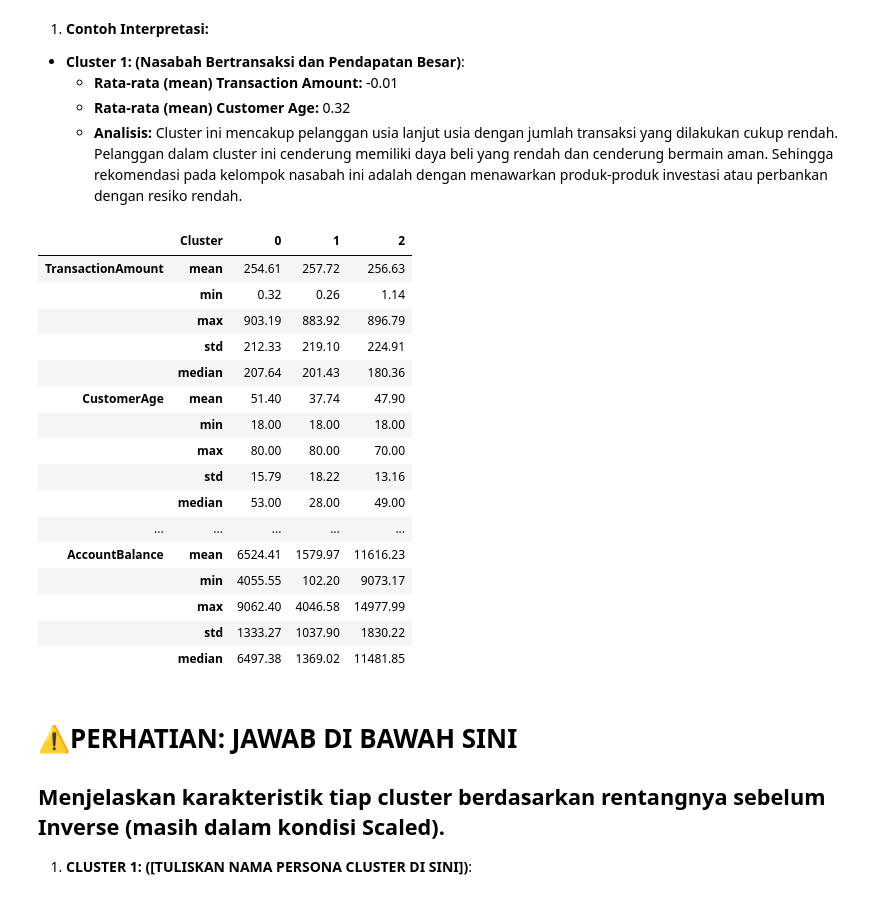
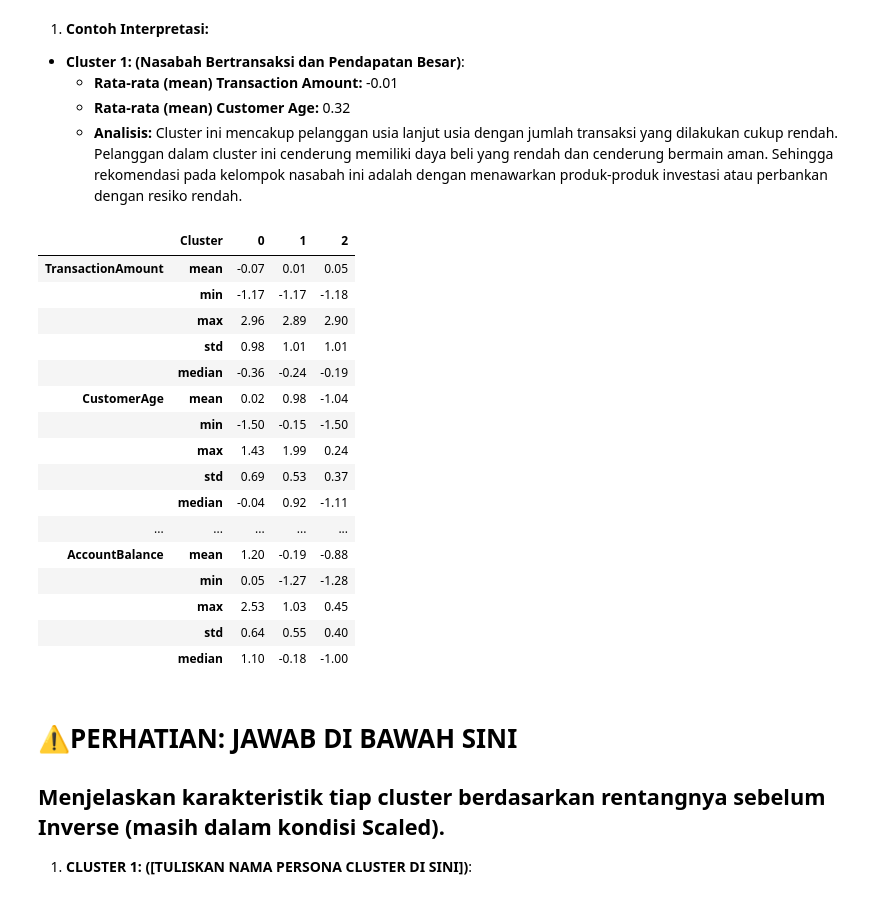
Before and after one commit to brayone-no-xv/dicoding-machine_learning, a Jupyter notebook: notebook-ml/[Clustering]_Submission_Akhir_BMLP_Muhammad_Rahman.ipynb, the cells around one changed output. Drawn from its saved outputs; the diff is of its cells as text; code cells hidden in the pictures.

```diff
--- a/notebook-ml/[Clustering]_Submission_Akhir_BMLP_Muhammad_Rahman.ipynb
+++ b/notebook-ml/[Clustering]_Submission_Akhir_BMLP_Muhammad_Rahman.ipynb
@@ -205,7 +205,11 @@ findfont: Generic family 'sans-serif' not found because none of the following fa
 # %%
 # Menampilkan histogram untuk semua kolom numerik (Opsional Skilled 1)
 
-fig, axes = plt.subplots(2, 3, figsize=(18, 8))
+import math
+
+n_cols = 3
+n_rows = math.ceil(len(numerical_cols) / n_cols)
+fig, axes = plt.subplots(n_rows, n_cols, figsize=(6 * n_cols, 4 * n_rows))
 axes = axes.flatten()
 
 for i, column in enumerate(numerical_cols):
@@ -674,20 +677,16 @@ df_used.describe()
 # Melakukan visualisasi Elbow Method menggunakan KElbowVisualizer()
 
 # Pastikan model yang digunakan adalah KMeans dari sklearn.cluster dan belum di-fit
-model = KMeans()
 
 ### MULAI CODE ###
 
-# Buat (instantiate) KElbowVisualizer
-visualizer = KElbowVisualizer(model,
+visualizer = KElbowVisualizer(KMeans(random_state=42),
                               k=(2, 10),
                               metric='silhouette',
-                              timings=False)
+                              timings=False,
+                              force_model=True) # <-- Tambahkan ini
 
-# Jalankan (fit) visualizer pada data
 visualizer.fit(df_used)
-
-# Tampilkan plot
 visualizer.show()
 
 ### SELESAI CODE ###
@@ -750,6 +767,10 @@ Silhouette Score: 0.6259143763705343
 # Membuat visualisasi hasil clustering
 
 ### MULAI CODE ###
+
+# Buat (instantiate) objek KMeans (jika belum ada)
+model_kmeans = KMeans(n_clusters=3, random_state=42)
+model_kmeans.fit(df_used)
 
 # Buat (instantiate) objek PCA untuk 2 komponen (n_components=2)
 pca = PCA(n_components=2)
@@ -761,7 +782,7 @@ df_pca = pca.fit_transform(df_used)
 df_pca = pd.DataFrame(data=df_pca, columns=['Principal Component 1', 'Principal Component 2'])
 
 # Tambahkan kolom 'Cluster' ke 'df_pca' menggunakan 'labels'(variabel dari hasil 'model_kmeans.labels_' sebelumnya)
-df_pca['Cluster'] = labels
+df_pca['Cluster'] = model_kmeans.labels_
 
 # Buat scatter plot menggunakan Seaborn
 plt.figure(figsize=(10, 8))
@@ -840,38 +878,41 @@ joblib.dump(kmeans_pca, "PCA_model_clustering.h5")
 # %%
 # Menampilkan analisis deskriptif minimal mean, min dan max untuk fitur numerik.
 # Silakan menambahkan fungsi agregasi lainnya untuk experience lebih baik.
 # pastikan output menghasilkan agregasi dan groupby bersamaan dengan mean, min, dan max.
 
 ### MULAI CODE ###
 
+kmeans = KMeans(n_clusters=3, random_state=42)
+kmeans.fit(df_used[numerical_cols])
+
 # Tambahkan kolom 'Cluster' baru berupa 'labels' (variabel dari 'kmeans.labels_' sebelumnya)
-df_used['Cluster'] = labels
+df_used['Cluster'] = kmeans.labels_
 
 # Kelompokkan (groupby) 'df_used' berdasarkan 'Cluster' dan hitung agregasi untuk 'numerical_cols'.
 agg_summary = df_used.groupby('Cluster')[numerical_cols].agg(['mean', 'min', 'max', 'std', 'median']).round(2).T
 
 # Tampilkan hasil ringkasan
 display(agg_summary)
 
 ### SELESAI CODE ###
 # %% [output]
 |  | Cluster | 0 | 1 | 2 |
-| TransactionAmount | mean | 254.61 | 257.72 | 256.63 |
-|  | min | 0.32 | 0.26 | 1.14 |
-|  | max | 903.19 | 883.92 | 896.79 |
-|  | std | 212.33 | 219.10 | 224.91 |
-|  | median | 207.64 | 201.43 | 180.36 |
-| CustomerAge | mean | 51.40 | 37.74 | 47.90 |
-|  | min | 18.00 | 18.00 | 18.00 |
-|  | max | 80.00 | 80.00 | 70.00 |
-|  | std | 15.79 | 18.22 | 13.16 |
-|  | median | 53.00 | 28.00 | 49.00 |
+| TransactionAmount | mean | -0.07 | 0.01 | 0.05 |
+|  | min | -1.17 | -1.17 | -1.18 |
+|  | max | 2.96 | 2.89 | 2.90 |
+|  | std | 0.98 | 1.01 | 1.01 |
+|  | median | -0.36 | -0.24 | -0.19 |
+| CustomerAge | mean | 0.02 | 0.98 | -1.04 |
+|  | min | -1.50 | -0.15 | -1.50 |
+|  | max | 1.43 | 1.99 | 0.24 |
+|  | std | 0.69 | 0.53 | 0.37 |
+|  | median | -0.04 | 0.92 | -1.11 |
 | ... | ... | ... | ... | ... |
-| AccountBalance | mean | 6524.41 | 1579.97 | 11616.23 |
-|  | min | 4055.55 | 102.20 | 9073.17 |
-|  | max | 9062.40 | 4046.58 | 14977.99 |
-|  | std | 1333.27 | 1037.90 | 1830.22 |
-|  | median | 6497.38 | 1369.02 | 11481.85 |
+| AccountBalance | mean | 1.20 | -0.19 | -0.88 |
+|  | min | 0.05 | -1.27 | -1.28 |
+|  | max | 2.53 | 1.03 | 0.45 |
+|  | std | 0.64 | 0.55 | 0.40 |
+|  | median | 1.10 | -0.18 | -1.00 |
 # %% [markdown]
 # **⚠️PERHATIAN: JAWAB DI BAWAH SINI**
 ## Menjelaskan karakteristik tiap cluster berdasarkan rentangnya sebelum **Inverse** (masih dalam kondisi **Scaled**).
```
Also changed, not shown: parts of 13 cells of this notebook, 7 other files.
